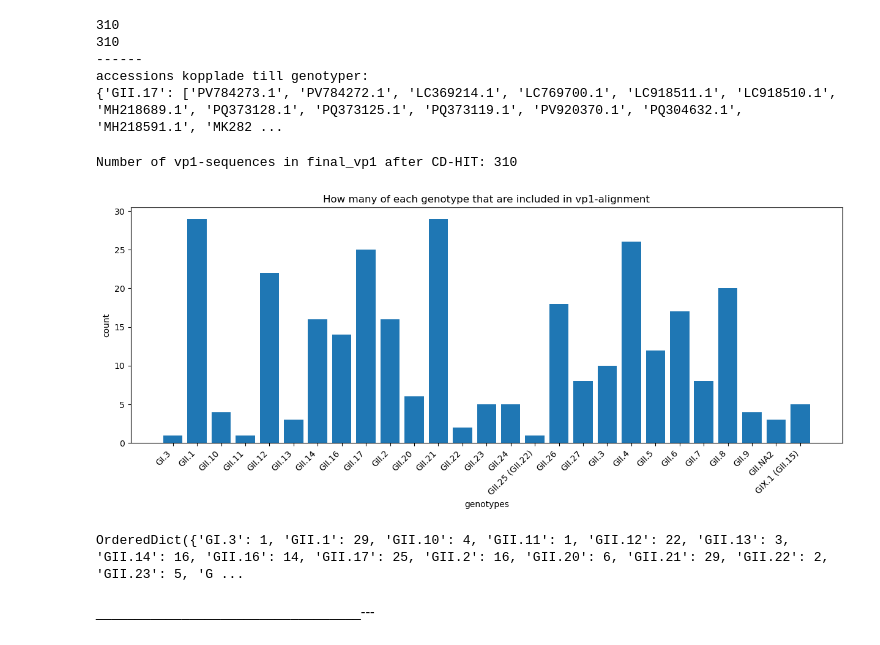
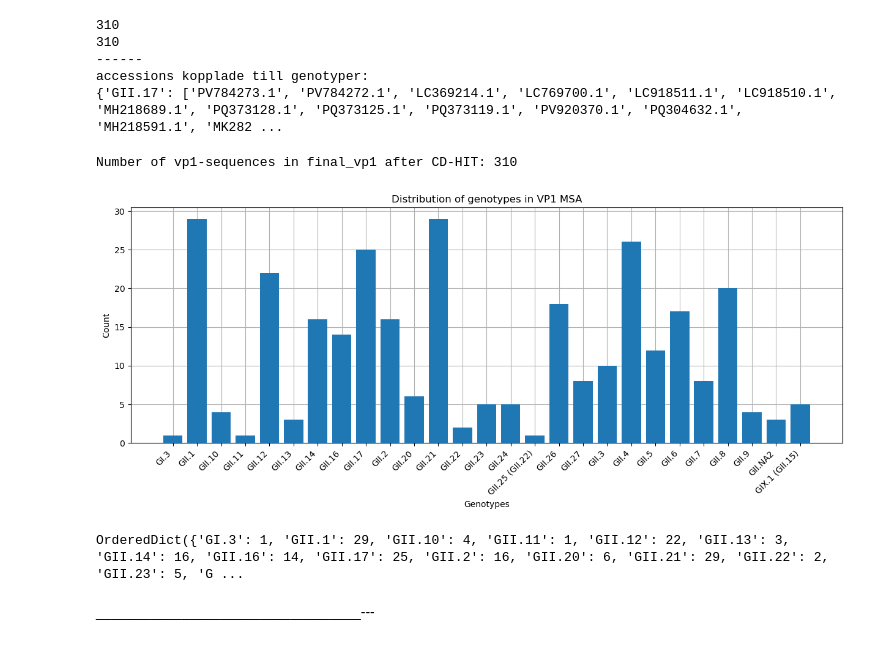
Before and after one commit to chriryde/norovirus-gii-dualtyping-ngs, a Jupyter notebook: notebooks/02_alignment correct.ipynb, the cells around one changed output. Saved outputs shown, nothing was run; the diff lists cells and outputs as text; code cells hidden in the pictures.

```diff
--- a/notebooks/02_alignment correct.ipynb
+++ b/notebooks/02_alignment correct.ipynb
@@ -328,20 +333,21 @@ accessions kopplade till genotyper:
 # %%
 vp1_after_cdhit_ordered = OrderedDict(sorted(vp1_dict.items(), key = lambda item:item[0]))
 
 print(f'Number of vp1-sequences in final_vp1 after CD-HIT: {sum(vp1_after_cdhit_ordered.values())}')
 
 plt.figure(figsize=(15, 5))
-plt.bar(list(vp1_after_cdhit_ordered.keys()), list(vp1_after_cdhit_ordered.values()))
-plt.xlabel('genotypes')
+plt.grid(True, zorder=0)
+plt.bar(list(vp1_after_cdhit_ordered.keys()), list(vp1_after_cdhit_ordered.values()), zorder=3)
+plt.xlabel('Genotypes')
 plt.xticks(rotation=45, ha='right')
-plt.ylabel('count')
-plt.title('How many of each genotype that are included in vp1-alignment')
+plt.ylabel('Count')
+plt.title('Distribution of genotypes in VP1 MSA')
 plt.show()
 
 print(vp1_after_cdhit_ordered)
 # %% [output]
 Number of vp1-sequences in final_vp1 after CD-HIT: 310
-[figure, old version]
+[figure, new version]
 OrderedDict({'GI.3': 1, 'GII.1': 29, 'GII.10': 4, 'GII.11': 1, 'GII.12': 22, 'GII.13': 3, 'GII.14': 16, 'GII.16': 14, 'GII.17': 25, 'GII.2': 16, 'GII.20': 6, 'GII.21': 29, 'GII.22': 2, 'GII.23': 5, 'G ...
 # %% [markdown]
 __________________________________---
```
Also changed, not shown: parts of 4 cells of this notebook.
